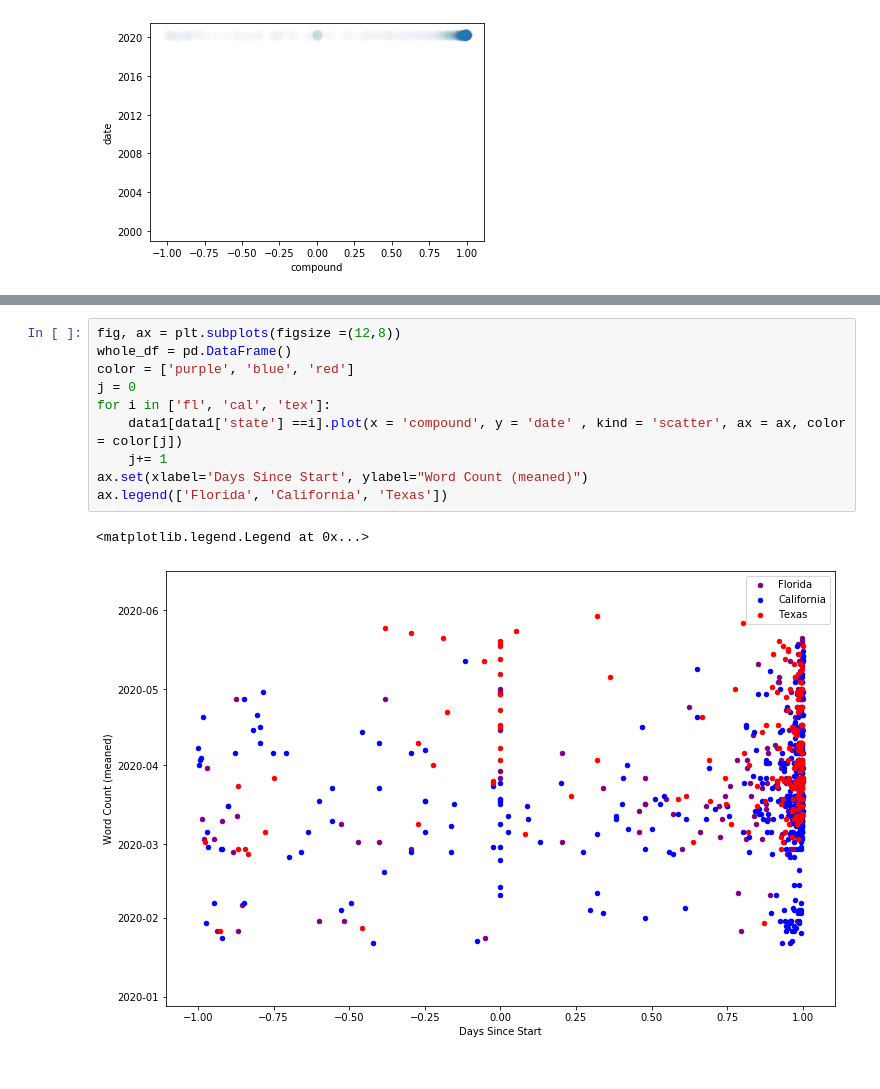
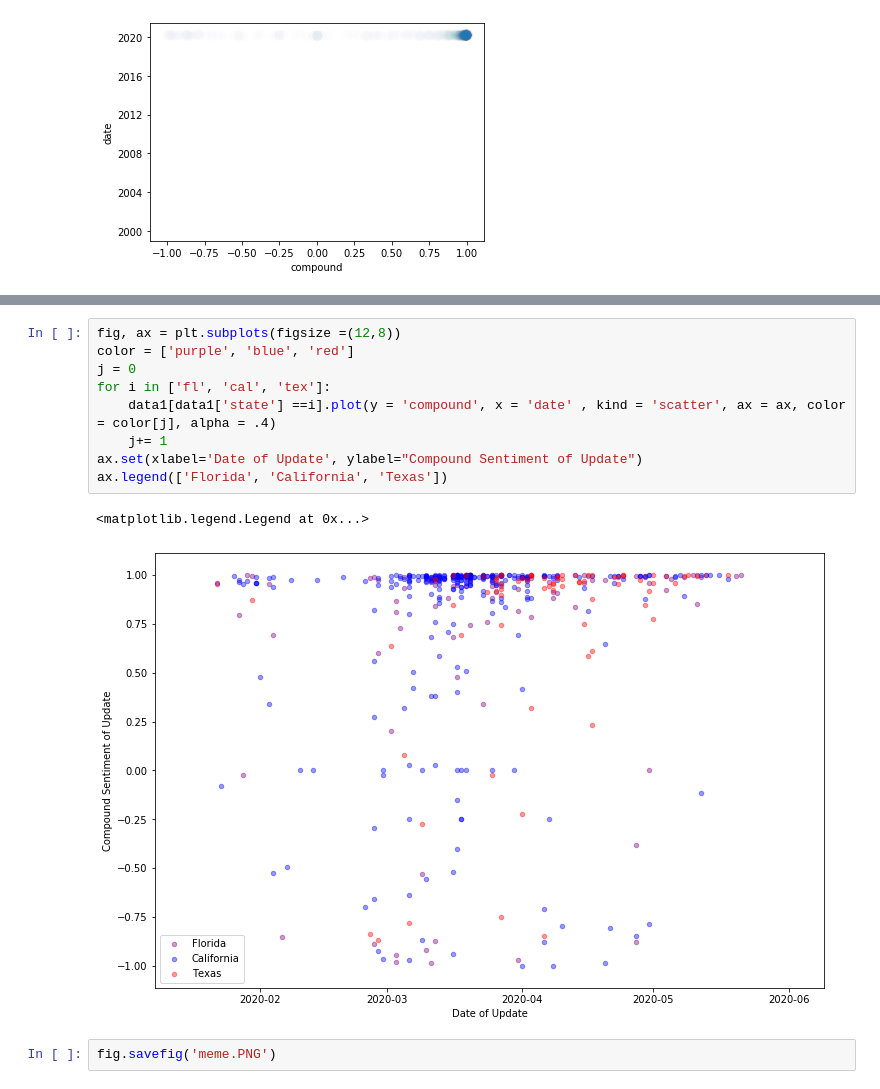
Before and after one commit to hasetia/Data-Science-Sentiment-Analysis-, a Jupyter notebook: Other Notebooks/Visualizations.ipynb, the cells around one changed output, grey strips where cells are left out. Cells and saved outputs as stored; diff of their text form.

```diff
--- a/Other Notebooks/Visualizations.ipynb
+++ b/Other Notebooks/Visualizations.ipynb
@@ -155,13 +201,14 @@ plt.plot(data1['compound'], data1['date'], linestyle='None', marker='o')
 # %%
 fig, ax = plt.subplots(figsize =(12,8))
-whole_df = pd.DataFrame()
 color = ['purple', 'blue', 'red']
 j = 0
 for i in ['fl', 'cal', 'tex']:
-    data1[data1['state'] ==i].plot(x = 'compound', y = 'date' , kind = 'scatter', ax = ax, color = color[j])
+    data1[data1['state'] ==i].plot(y = 'compound', x = 'date' , kind = 'scatter', ax = ax, color = color[j], alpha = .4)
     j+= 1
-ax.set(xlabel='Days Since Start', ylabel="Word Count (meaned)")
+ax.set(xlabel='Date of Update', ylabel="Compound Sentiment of Update")
 ax.legend(['Florida', 'California', 'Texas'])
 # %% [output]
 <matplotlib.legend.Legend at 0x...>
-[figure, old version]
+[figure, new version]
+# %%
+fig.savefig('meme.PNG')
```
Also changed, not shown: parts of 6 cells of this notebook, 4 other files.
